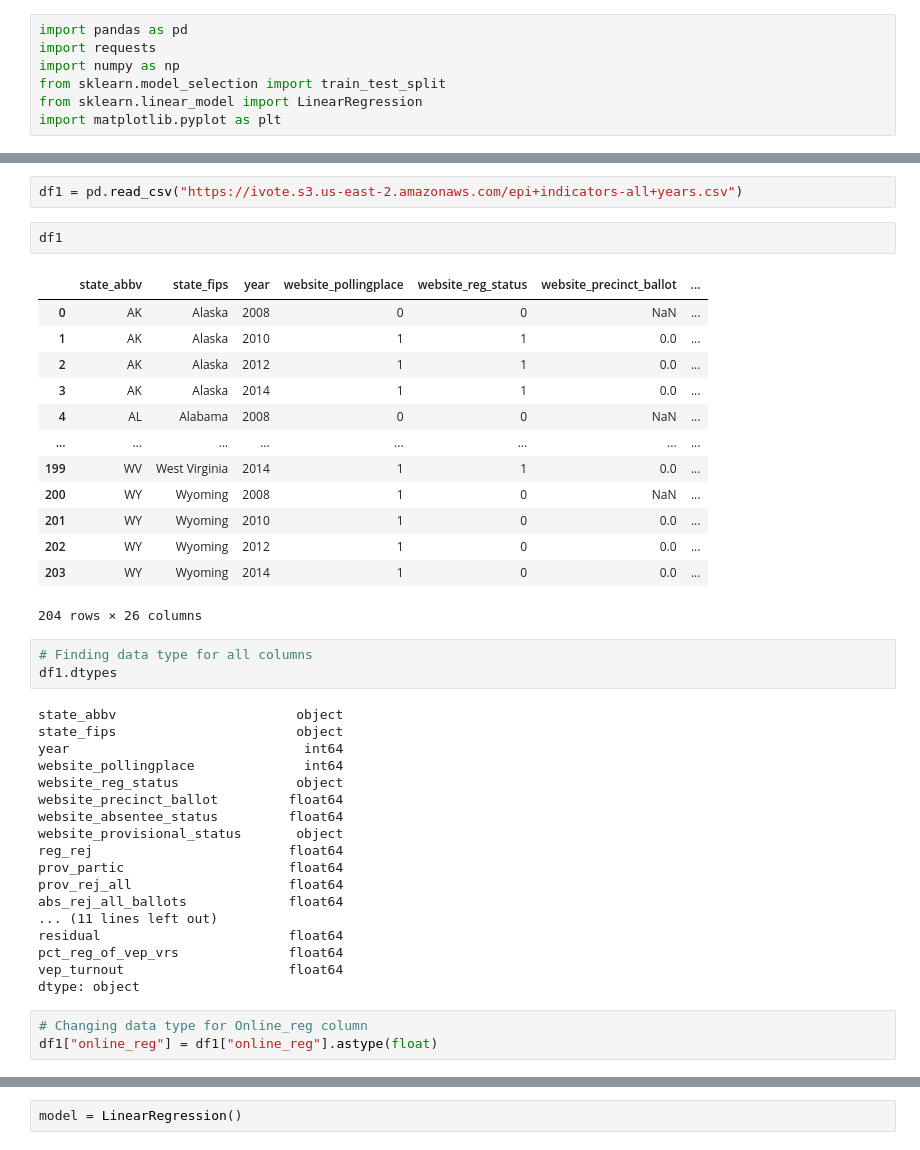
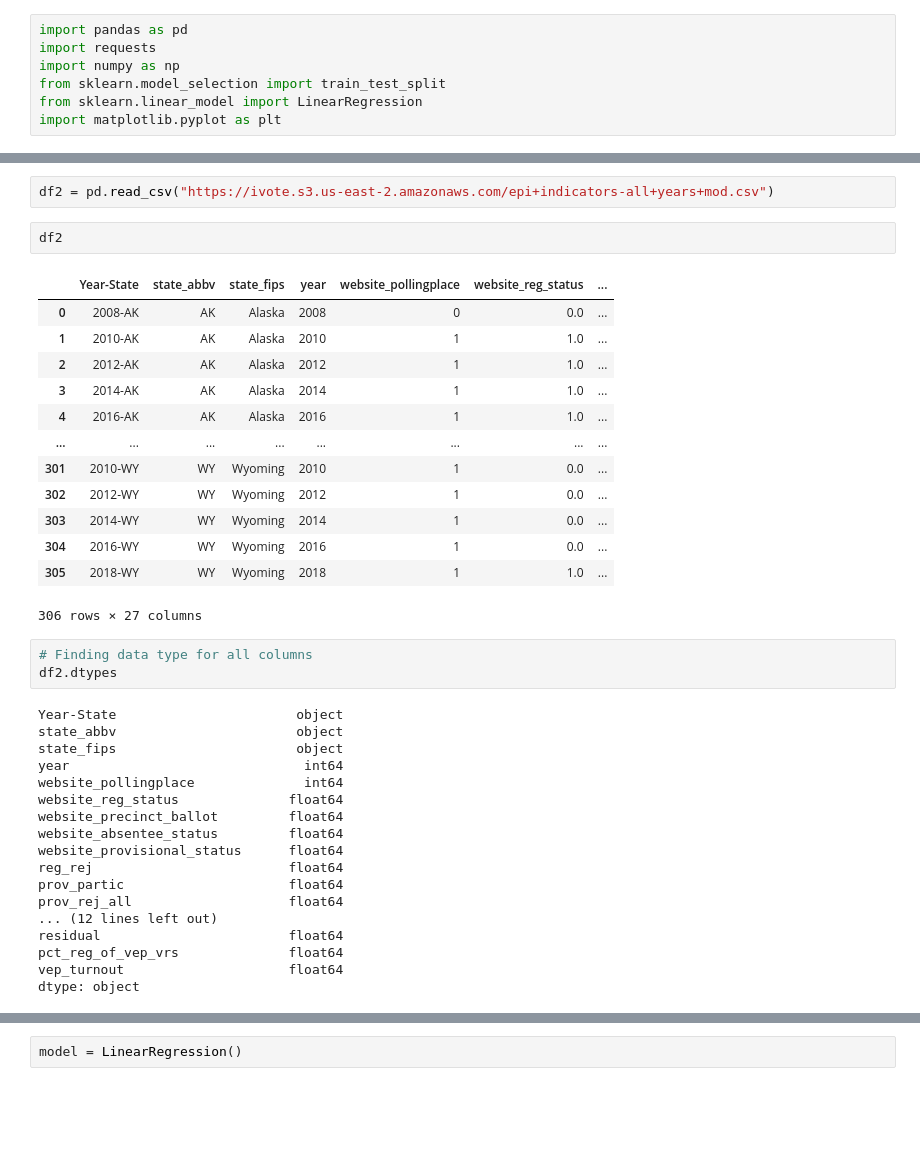
Before and after one commit to mmingoia/HTML_MN_Group_Project, a Jupyter notebook: election.ipynb, the cells around one changed output, grey strips where cells are left out. Cells and saved outputs as stored; diff of their text form; blank space fills up the shorter version.

```diff
--- a/election.ipynb
+++ b/election.ipynb
@@ -27,42 +26,39 @@ df
 # %%
-df1 = pd.read_csv("https://ivote.s3.us-east-2.amazonaws.com/epi+indicators-all+years.csv")
+df2 = pd.read_csv("https://ivote.s3.us-east-2.amazonaws.com/epi+indicators-all+years+mod.csv")
-# %%
-df1
-# %% [output]
-|  | state_abbv | state_fips | year | website_pollingplace | website_reg_status | website_precinct_ballot | ... |
-| 0 | AK | Alaska | 2008 | 0 | 0 | NaN | ... |
-| 1 | AK | Alaska | 2010 | 1 | 1 | 0.0 | ... |
-| 2 | AK | Alaska | 2012 | 1 | 1 | 0.0 | ... |
-| 3 | AK | Alaska | 2014 | 1 | 1 | 0.0 | ... |
-| 4 | AL | Alabama | 2008 | 0 | 0 | NaN | ... |
-| ... | ... | ... | ... | ... | ... | ... | ... |
-| 199 | WV | West Virginia | 2014 | 1 | 1 | 0.0 | ... |
-| 200 | WY | Wyoming | 2008 | 1 | 0 | NaN | ... |
-| 201 | WY | Wyoming | 2010 | 1 | 0 | 0.0 | ... |
-| 202 | WY | Wyoming | 2012 | 1 | 0 | 0.0 | ... |
-| 203 | WY | Wyoming | 2014 | 1 | 0 | 0.0 | ... |
-204 rows × 26 columns
+# %%
+df2
+# %% [output]
+|  | Year-State | state_abbv | state_fips | year | website_pollingplace | website_reg_status | ... |
+| 0 | 2008-AK | AK | Alaska | 2008 | 0 | 0.0 | ... |
+| 1 | 2010-AK | AK | Alaska | 2010 | 1 | 1.0 | ... |
+| 2 | 2012-AK | AK | Alaska | 2012 | 1 | 1.0 | ... |
+| 3 | 2014-AK | AK | Alaska | 2014 | 1 | 1.0 | ... |
+| 4 | 2016-AK | AK | Alaska | 2016 | 1 | 1.0 | ... |
+| ... | ... | ... | ... | ... | ... | ... | ... |
+| 301 | 2010-WY | WY | Wyoming | 2010 | 1 | 0.0 | ... |
+| 302 | 2012-WY | WY | Wyoming | 2012 | 1 | 0.0 | ... |
+| 303 | 2014-WY | WY | Wyoming | 2014 | 1 | 0.0 | ... |
+| 304 | 2016-WY | WY | Wyoming | 2016 | 1 | 0.0 | ... |
+| 305 | 2018-WY | WY | Wyoming | 2018 | 1 | 1.0 | ... |
+306 rows × 27 columns
 # %%
 # Finding data type for all columns
-df1.dtypes
+df2.dtypes
 # %% [output]
+Year-State                       object
 state_abbv                       object
 state_fips                       object
 year                              int64
 website_pollingplace              int64
-website_reg_status               object
+website_reg_status              float64
 website_precinct_ballot         float64
 website_absentee_status         float64
-website_provisional_status       object
+website_provisional_status      float64
 reg_rej                         float64
 prov_partic                     float64
 prov_rej_all                    float64
-abs_rej_all_ballots             float64
-... (11 lines left out)
+... (12 lines left out)
 residual                        float64
 pct_reg_of_vep_vrs              float64
 vep_turnout                     float64
 dtype: object
-# %%
-# Changing data type for Online_reg column
-df1["online_reg"] = df1["online_reg"].astype(float)
```
Also changed, not shown: parts of 14 cells of this notebook, 1 other file.
